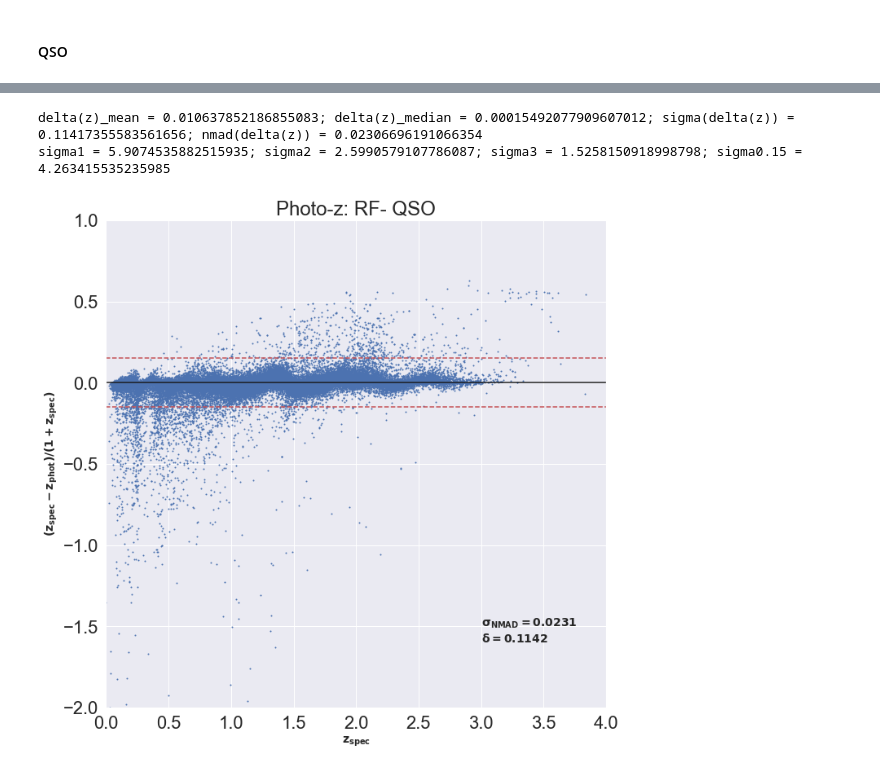
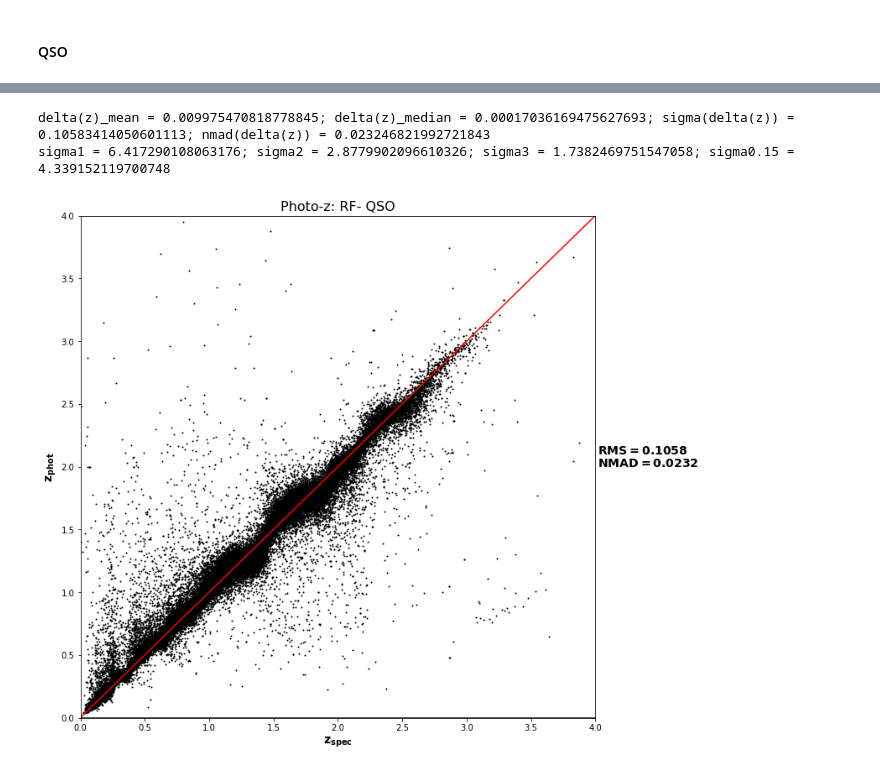
Before and after one commit to mofokeng-chaka/Classification-Photo-z_Regression_Demo, a Jupyter notebook: Multi-Wavelength_Classification_and_Regression.ipynb, the cells around one changed output, grey strips where cells are left out. Cells and saved outputs as stored; diff of their text form; code cells hidden in the pictures.

```diff
--- a/Multi-Wavelength_Classification_and_Regression.ipynb
+++ b/Multi-Wavelength_Classification_and_Regression.ipynb
@@ -134,7 +135,7 @@ def Preprocessing(filename, task='C', N=1000000):
         y = pd.factorize(class_0)[0]
 
         #splitting data into 80% and 20% train and test datasets, respectively
-        x_train, x_test, y_train, y_test, i_train, i_test = train_test_split(x, y,cond_u_g_r_i_z, test_size=0.20)
+        x_train, x_test, y_train, y_test, i_train, i_test = train_test_split(x, y,cond_u_g_r_i_z, test_size=0.20, random_state=1, stratify=y)
 # %%
 def plot_confusion_matrix(cm, classes,
                           normalize=False,
@@ -826,10 +842,10 @@ sigma1 = 7.514546965918536; sigma2 = 3.467257781472245; sigma3 = 2.0670545857578
 # %%
 # RandomForestRegressor
 # using 30 number of decision trees
 rfg = RandomForestRegressor(30)
 #regressor(rfg,x_train, x_test, y_ztrain, y_ztest, i_train, i_test, i_gal, i_qso, 'RF', '', [-2.0,2.0])
-regressor(rfg,x_data,y_data, i_gal, i_qso, 'RF', '', [[0.0,4.0],[-2.0,1.0]])
+regressor(rfg,x_data,y_data, i_gal, i_qso, 'RF', '', [[0.0,4.0],[0.0,4.0]])
 # %% [output]
-delta(z)_mean = 0.010637852186855083; delta(z)_median = 0.00015492077909607012; sigma(delta(z)) = 0.11417355583561656; nmad(delta(z)) = 0.02306696191066354
-sigma1 = 5.9074535882515935; sigma2 = 2.5990579107786087; sigma3 = 1.5258150918998798; sigma0.15 = 4.263415535235985
+delta(z)_mean = 0.009975470818778845; delta(z)_median = 0.00017036169475627693; sigma(delta(z)) = 0.10583414050601113; nmad(delta(z)) = 0.023246821992721843
+sigma1 = 6.417290108063176; sigma2 = 2.8779902096610326; sigma3 = 1.7382469751547058; sigma0.15 = 4.339152119700748
-[figure, old version]
+[figure, new version]
```
Also changed, not shown: parts of 5 cells of this notebook.
